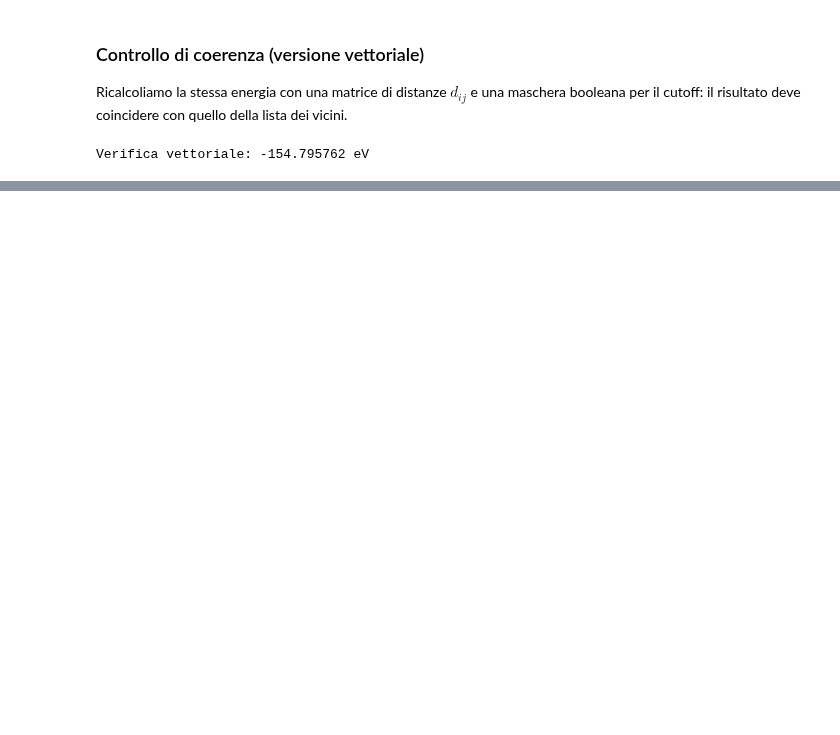
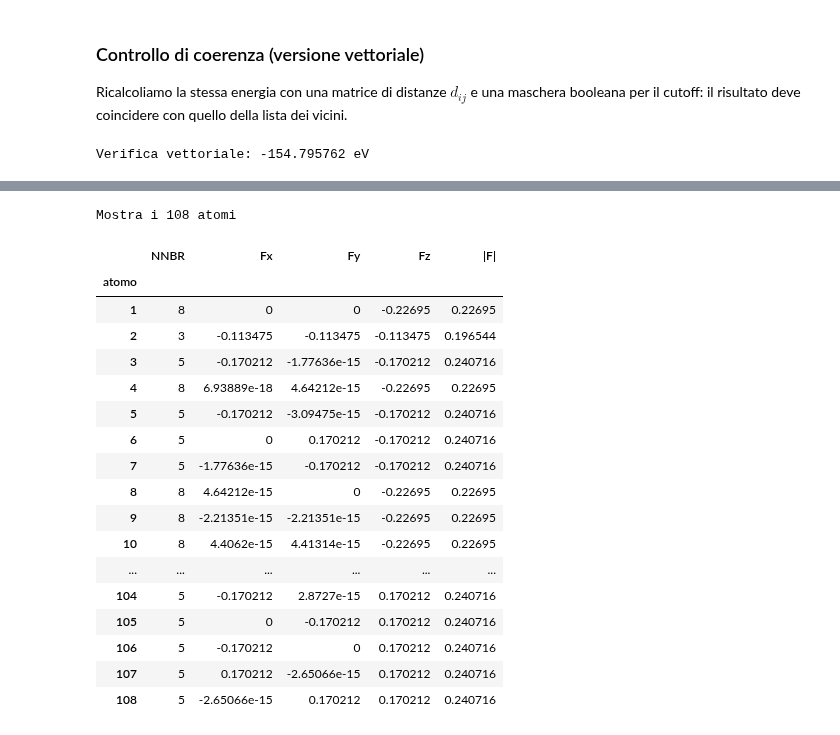
Before and after one commit to francescobellina/computational-course, a Jupyter notebook: notebooks/04_handson_Ag_cutoff/coordinazione_e_lennard_jones.ipynb, the cells around one changed output, grey strips where cells are left out. Cells and saved outputs as stored; diff of their text form; code cells hidden in the pictures; blank space fills up the shorter version.

```diff
--- a/notebooks/04_handson_Ag_cutoff/coordinazione_e_lennard_jones.ipynb
+++ b/notebooks/04_handson_Ag_cutoff/coordinazione_e_lennard_jones.ipynb
@@ -399,0 +442,40 @@ Verifica vettoriale: -154.795762 eV
+# %%
+from IPython.display import HTML
+
+atoms = pd.DataFrame(
+    {
+        "atomo": np.arange(1, natoms + 1),
+        "NNBR": nnbrs_ref,
+        "Fx": forces[:, 0],
+        "Fy": forces[:, 1],
+        "Fz": forces[:, 2],
+        "|F|": fmag,
+    }
+).set_index("atomo")
+
+atoms_html = atoms.style.format(
+    {c: "{:.6g}" for c in ["Fx", "Fy", "Fz", "|F|"]}
+).to_html()
+HTML(
+    f"<details><summary><b>Mostra i {natoms} atomi</b></summary>{atoms_html}</details>"
+)
+# %% [output]
+Mostra i 108 atomi
+|  | NNBR | Fx | Fy | Fz | |F| |
+| atomo |  |  |  |  |  |
+| 1 | 8 | 0 | 0 | -0.22695 | 0.22695 |
+| 2 | 3 | -0.113475 | -0.113475 | -0.113475 | 0.196544 |
+| 3 | 5 | -0.170212 | -1.77636e-15 | -0.170212 | 0.240716 |
+| 4 | 8 | 6.93889e-18 | 4.64212e-15 | -0.22695 | 0.22695 |
+| 5 | 5 | -0.170212 | -3.09475e-15 | -0.170212 | 0.240716 |
+| 6 | 5 | 0 | 0.170212 | -0.170212 | 0.240716 |
+| 7 | 5 | -1.77636e-15 | -0.170212 | -0.170212 | 0.240716 |
+| 8 | 8 | 4.64212e-15 | 0 | -0.22695 | 0.22695 |
+| 9 | 8 | -2.21351e-15 | -2.21351e-15 | -0.22695 | 0.22695 |
+| 10 | 8 | 4.4062e-15 | 4.41314e-15 | -0.22695 | 0.22695 |
+| ... | ... | ... | ... | ... | ... |
+| 104 | 5 | -0.170212 | 2.8727e-15 | 0.170212 | 0.240716 |
+| 105 | 5 | 0 | -0.170212 | 0.170212 | 0.240716 |
+| 106 | 5 | -0.170212 | 0 | 0.170212 | 0.240716 |
+| 107 | 5 | 0.170212 | -2.65066e-15 | 0.170212 | 0.240716 |
+| 108 | 5 | -2.65066e-15 | 0.170212 | 0.170212 | 0.240716 |
```
Also changed, not shown: parts of 12 cells of this notebook, 10 other files.
